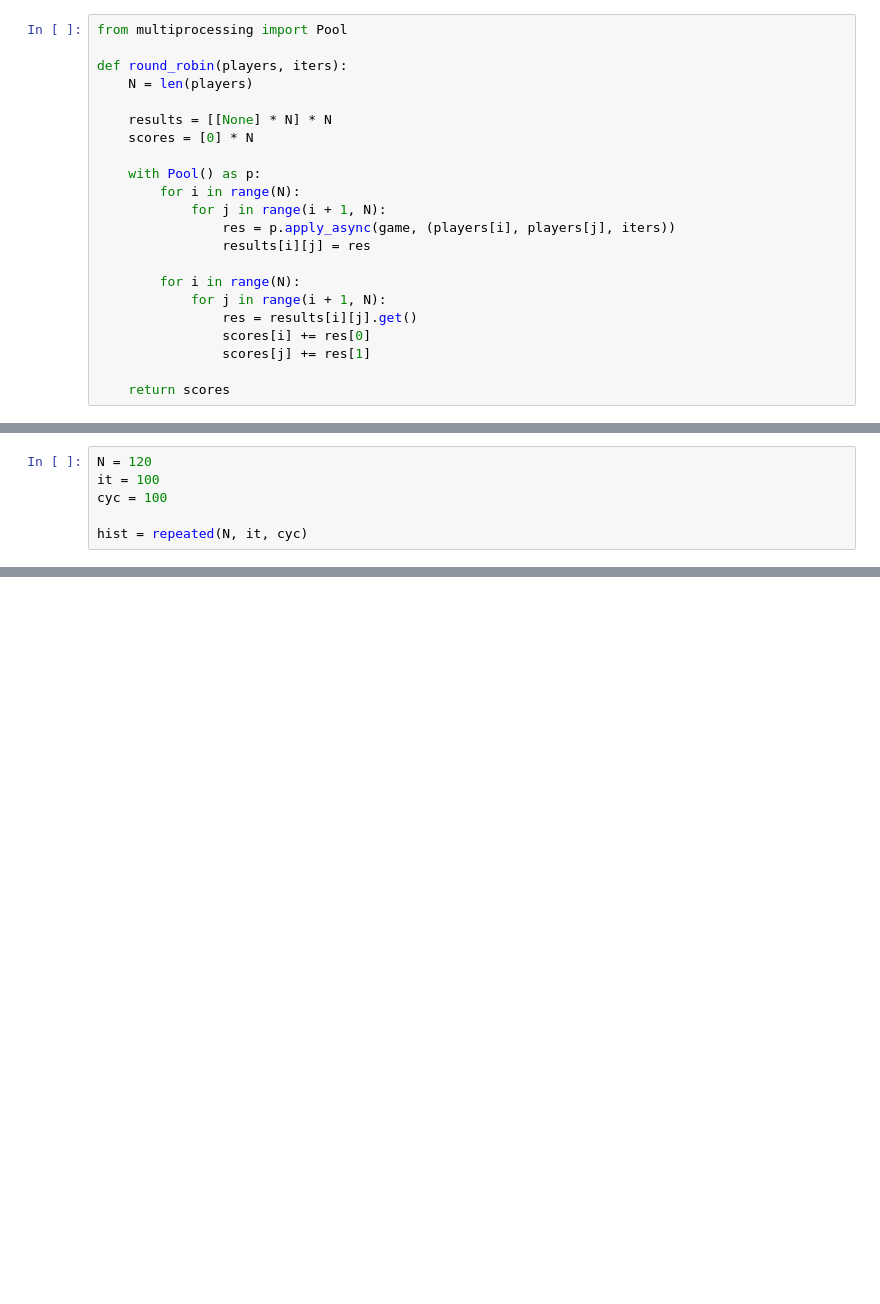
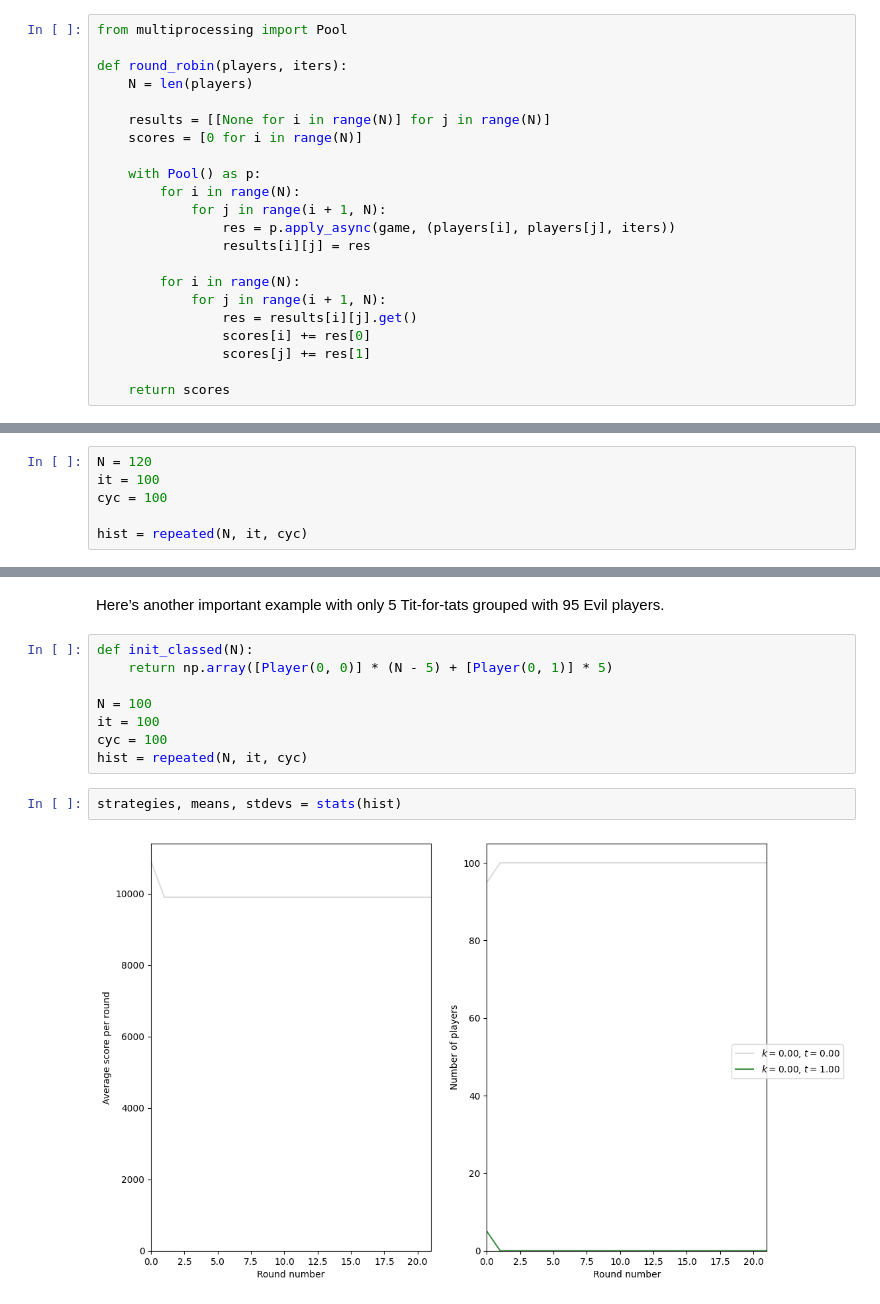
Before and after one commit to davbac/LCP_projects_Y5, a Jupyter notebook: Project.ipynb, the cells around one changed output, grey strips where cells are left out. Saved outputs shown, nothing was run; the diff lists cells and outputs as text; blank space fills up the shorter version.

```diff
--- a/Project.ipynb
+++ b/Project.ipynb
@@ -318,8 +312,8 @@ from multiprocessing import Pool
 def round_robin(players, iters):
     N = len(players)
 
-    results = [[None] * N] * N
-    scores = [0] * N
+    results = [[None for i in range(N)] for j in range(N)]
+    scores = [0 for i in range(N)]
 
     with Pool() as p:
         for i in range(N):
@@ -475,0 +498,14 @@ strategies, means, stdevs = stats(hist)
+# %% [markdown]
+Here’s another important example with only 5 Tit-for-tats grouped with 95 Evil players.
+# %%
+def init_classed(N):
+    return np.array([Player(0, 0)] * (N - 5) + [Player(0, 1)] * 5)
+
+N = 100
+it = 100
+cyc = 100
+hist = repeated(N, it, cyc)
+# %%
+strategies, means, stdevs = stats(hist)
+# %% [output]
+[figure, added]
```
Also changed, not shown: parts of 10 cells of this notebook.
